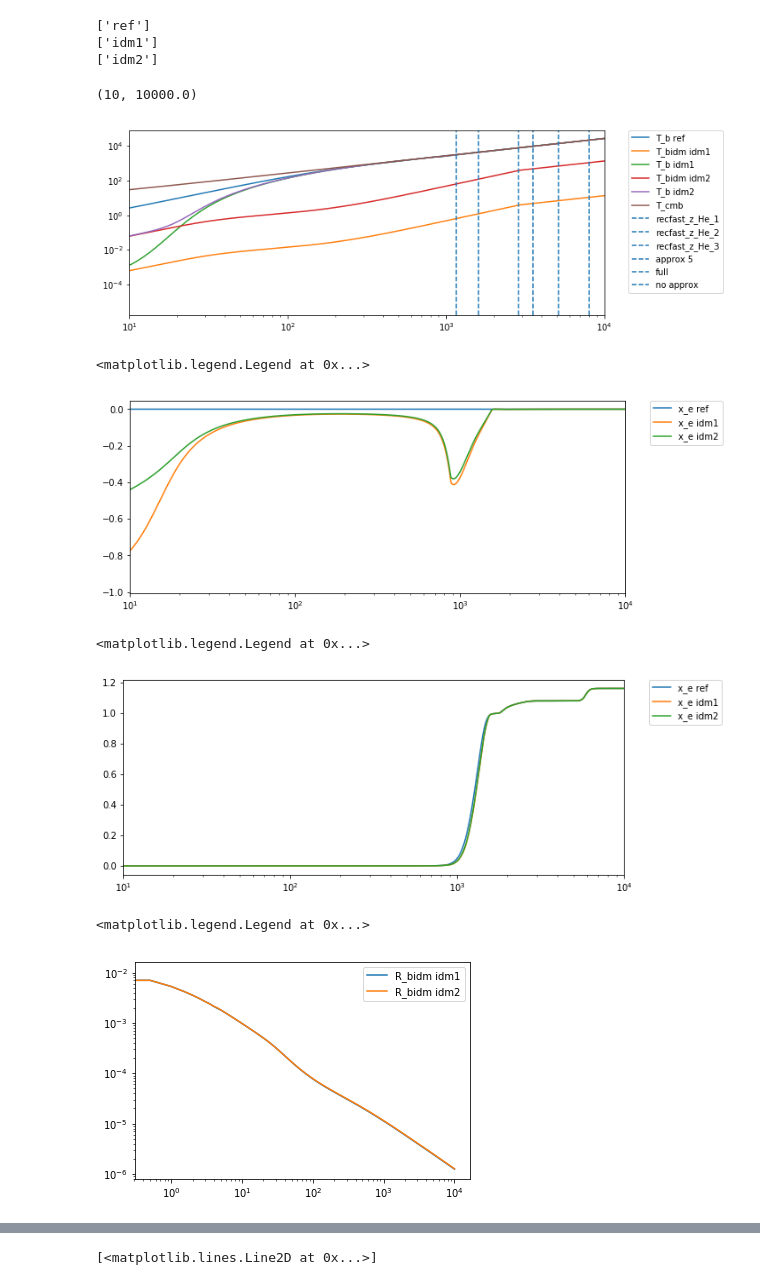
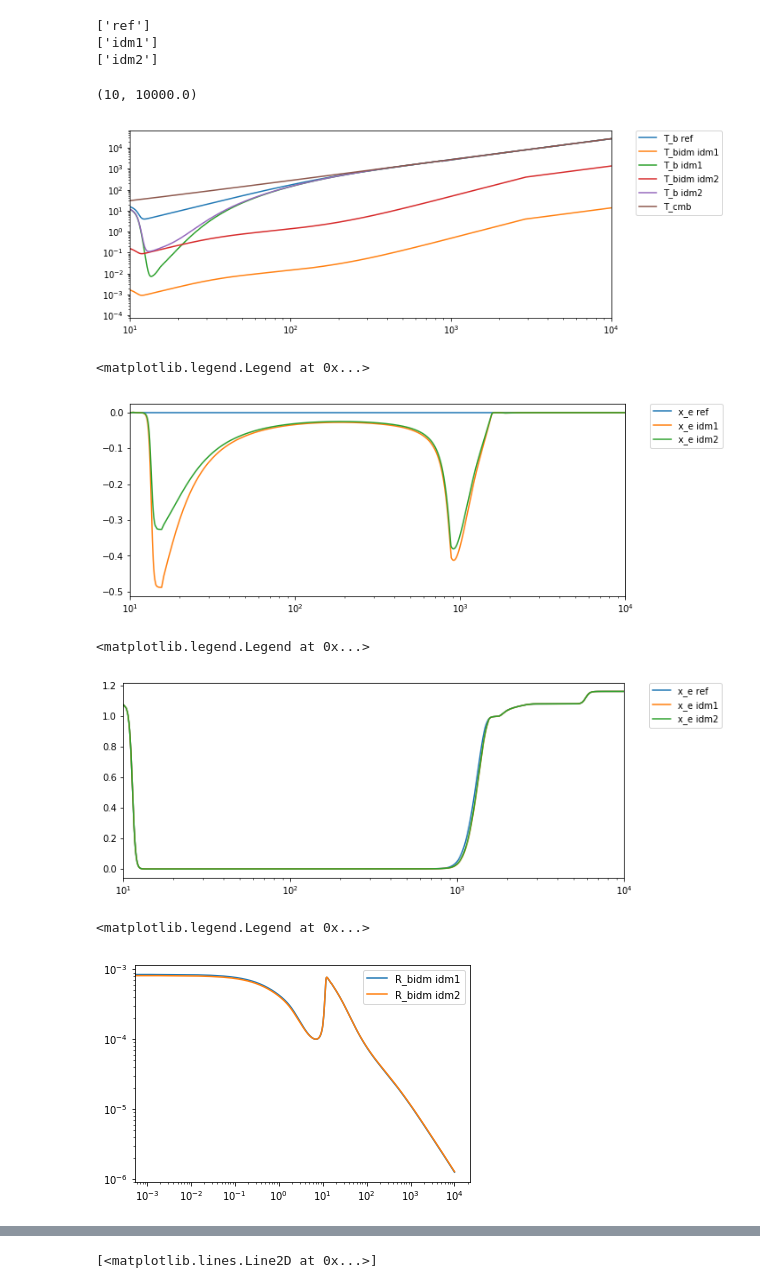
Before and after one commit to MarkMos/class_markmos, a Jupyter notebook: notebooks/Markus_general_test.ipynb, the cells around one changed output, grey strips where cells are left out. Saved outputs shown, nothing was run; the diff lists cells and outputs as text; code cells hidden in the pictures.

Commit message:
returned reio start to normal

```diff
--- a/notebooks/Markus_general_test.ipynb
+++ b/notebooks/Markus_general_test.ipynb
@@ -21,7 +21,7 @@ for M in models:
                   #'recfast_z_initial':1e7,
                   'recombination':'recfast',
                   #'recfast_H_frac':3e-4,
-                  'reio_parametrization':'reio_none',
+                  #'reio_parametrization':'reio_none',
                   #'100*theta_s':1.042143,
                   #'100*theta_s':1.02,
                   'background_verbose':5,
@@ -54,22 +54,22 @@ recfast_triggers={'recfast_z_He_1':8050,'recfast_z_He_2':5100,'recfast_z_He_3':3
 # %%
 plt.figure(figsize = (10,4))
 for M in models:
     Th = cosmo[M].get_thermodynamics()
     #print(Th.keys())
     if M != 'ref':
         plt.loglog(Th['z'],Th['Tbidm [K]'],label='T_bidm '+M)
     plt.loglog(Th['z'],Th['Tb [K]'],label = 'T_b '+M)
 plt.loglog(Th['z'],2.73*(Th['z']+1), label = 'T_cmb')
 
-for rct in recfast_triggers:
-    plt.axvline(x=recfast_triggers[rct],linestyle='--',label=rct)
+#for rct in recfast_triggers:
+#    plt.axvline(x=recfast_triggers[rct],linestyle='--',label=rct)
 
 plt.legend(bbox_to_anchor=(1.05, 1), loc=2, borderaxespad=0.)
 plt.xlim(10,1e4)
 #plt.ylim(1e2,1e4)
 # %% [output]
 (10, 10000.0)
-[figure, old version]
+[figure, new version]
 # %%
 plt.figure(figsize = (10,4))
 Th = cosmo['ref'].get_thermodynamics()
@@ -83,7 +83,7 @@ plt.xlim(10,1e4)
 plt.legend(bbox_to_anchor=(1.05, 1), loc=2, borderaxespad=0.)
 # %% [output]
 <matplotlib.legend.Legend at 0x...>
-[figure, old version]
+[figure, new version]
 # %%
 plt.figure(figsize = (10,4))
 for M in models:
@@ -94,7 +94,7 @@ plt.xlim(10,1e4)
 plt.legend(bbox_to_anchor=(1.05, 1), loc=2, borderaxespad=0.)
 # %% [output]
 <matplotlib.legend.Legend at 0x...>
-[figure, old version]
+[figure, new version]
 # %%
 for M in models:
     Th = cosmo[M].get_thermodynamics()
@@ -110,7 +110,7 @@ plt.legend()
 #plt.loglog(Th['z'],(Th['z']+1)**(-1)+(Th['z']+1)**0.5)
 # %% [output]
 <matplotlib.legend.Legend at 0x...>
-[figure, old version]
+[figure, new version]
 # %%
 fig, axes = plt.subplots(3,1,figsize=(5,10),sharex=True)
 for M in models:
```
Also changed, not shown: parts of 8 cells of this notebook, 3 other files.
